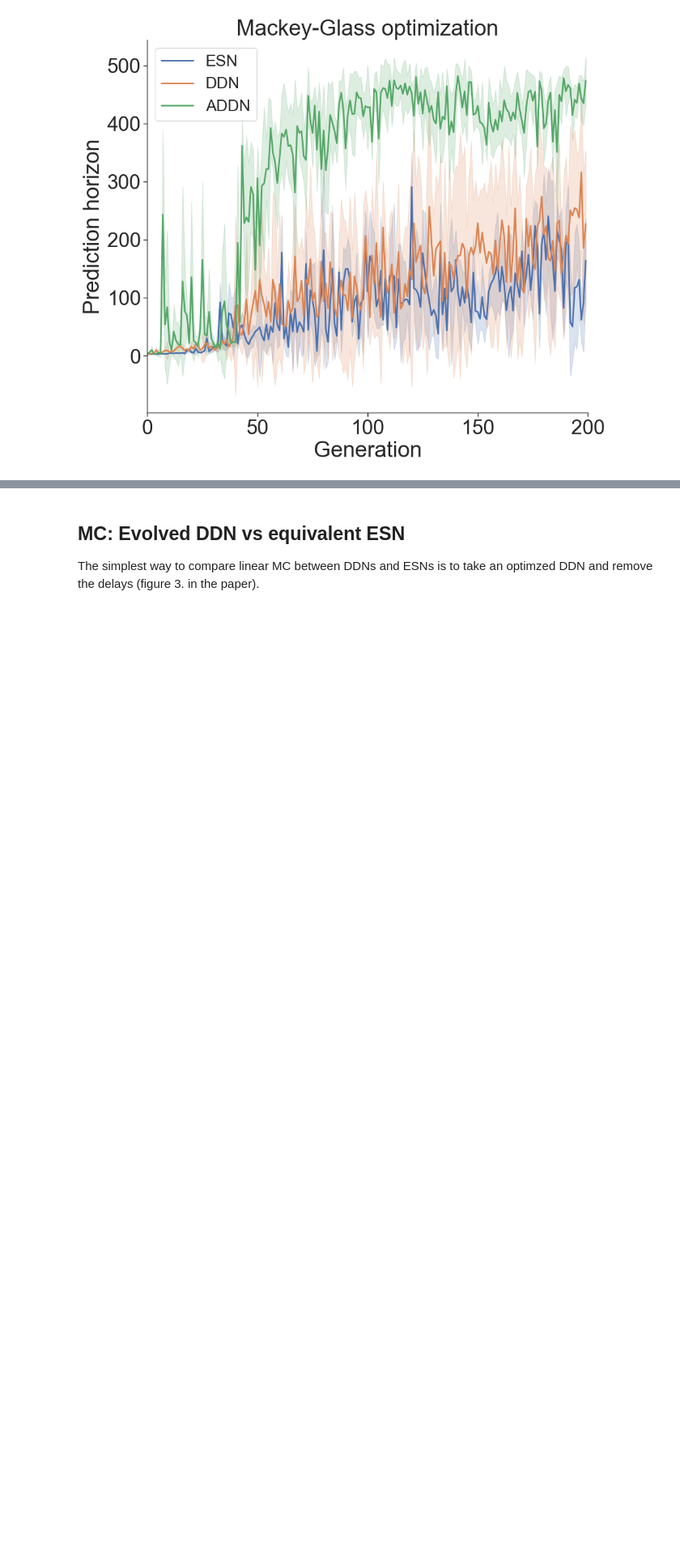
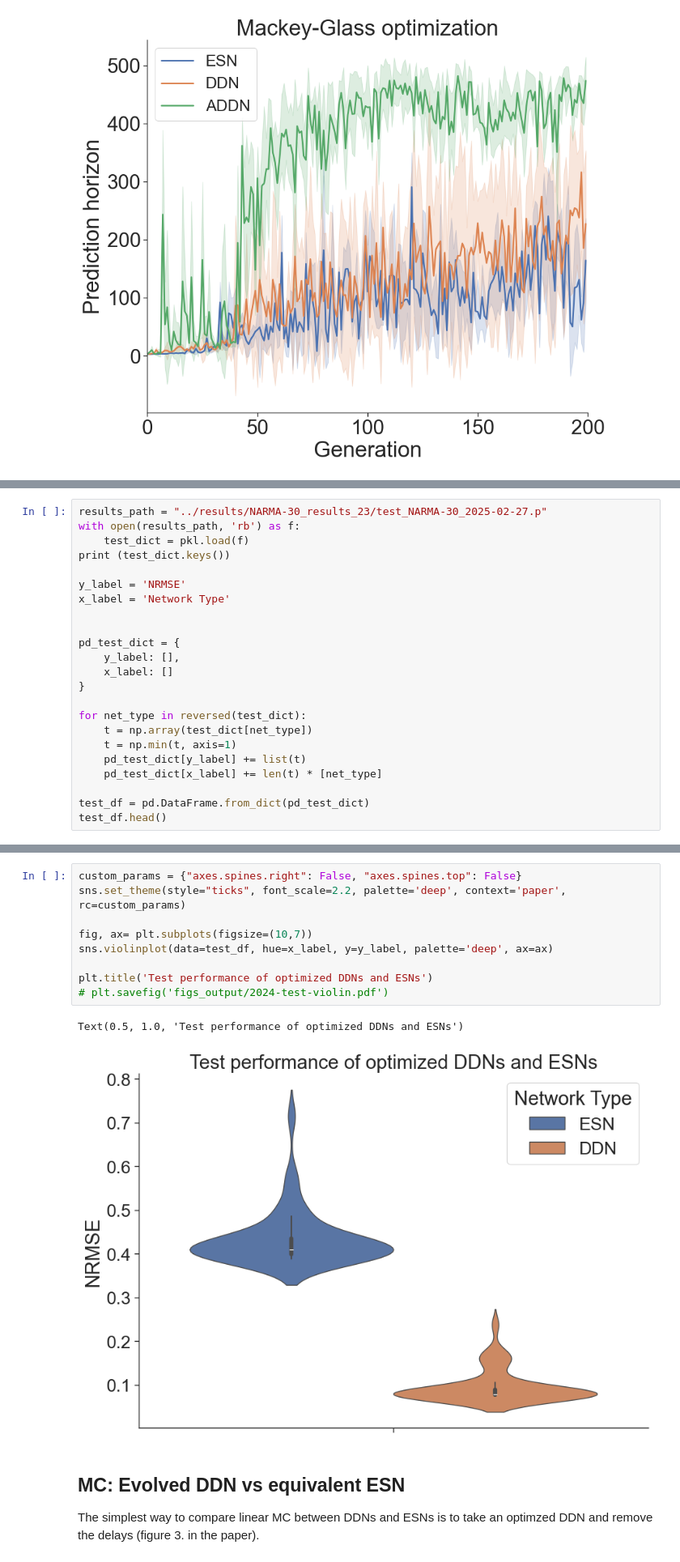
Before and after one commit to StefanIacob/DDN-public, a Jupyter notebook: analysis-notebooks/MC-Analysis.ipynb, the cells around one changed output, grey strips where cells are left out. Shown: that part at 81% size. Drawn from its saved outputs; the diff is of its cells as text; blank space fills up the shorter version.

```diff
--- a/analysis-notebooks/MC-Analysis.ipynb
+++ b/analysis-notebooks/MC-Analysis.ipynb
@@ -161,0 +165,23 @@ ax.legend(fontsize=20)
+# %%
+results_path = "../results/NARMA-30_results_23/test_NARMA-30_2025-02-27.p"
+with open(results_path, 'rb') as f:
+    test_dict = pkl.load(f)
+print (test_dict.keys())
+
+y_label = 'NRMSE'
+x_label = 'Network Type'
+
+
+pd_test_dict = {
+    y_label: [],
+    x_label: []
+}
+
+for net_type in reversed(test_dict):
+    t = np.array(test_dict[net_type])
+    t = np.min(t, axis=1)
+    pd_test_dict[y_label] += list(t)
+    pd_test_dict[x_label] += len(t) * [net_type]
+
+test_df = pd.DataFrame.from_dict(pd_test_dict)
+test_df.head()
@@ -162,3 +196,15 @@ ax.legend(fontsize=20)
+# %%
+custom_params = {"axes.spines.right": False, "axes.spines.top": False}
+sns.set_theme(style="ticks", font_scale=2.2, palette='deep', context='paper', rc=custom_params)
+
+fig, ax= plt.subplots(figsize=(10,7))
+sns.violinplot(data=test_df, hue=x_label, y=y_label, palette='deep', ax=ax)
+
+plt.title('Test performance of optimized DDNs and ESNs')
+# plt.savefig('figs_output/2024-test-violin.pdf')
+# %% [output]
+Text(0.5, 1.0, 'Test performance of optimized DDNs and ESNs')
+[figure, added]
 # %% [markdown]
 ## MC: Evolved DDN vs equivalent ESN
 The simplest way to compare linear MC between DDNs and ESNs is to take an optimzed DDN and remove the delays (figure 3. in the paper).
```
Also changed, not shown: parts of 3 cells of this notebook, 14 other files.
